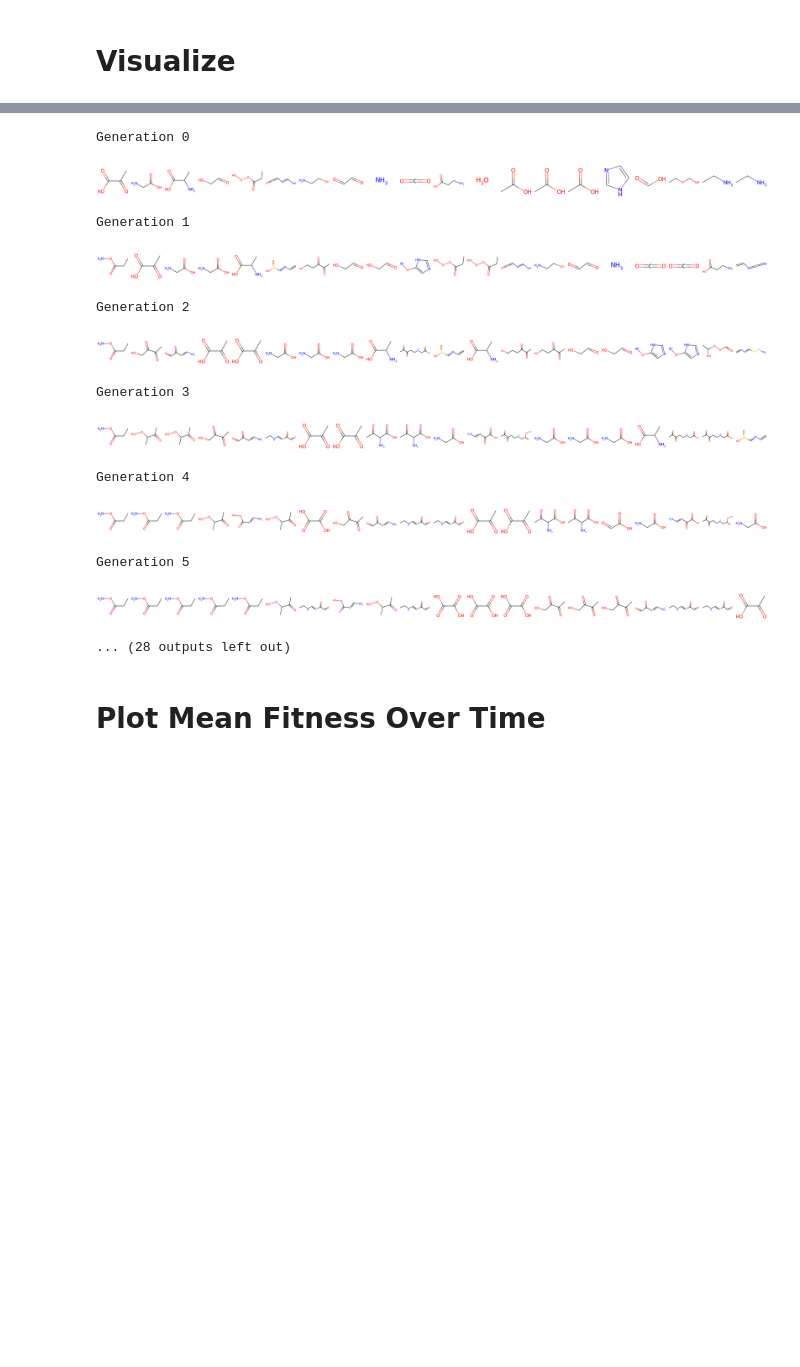
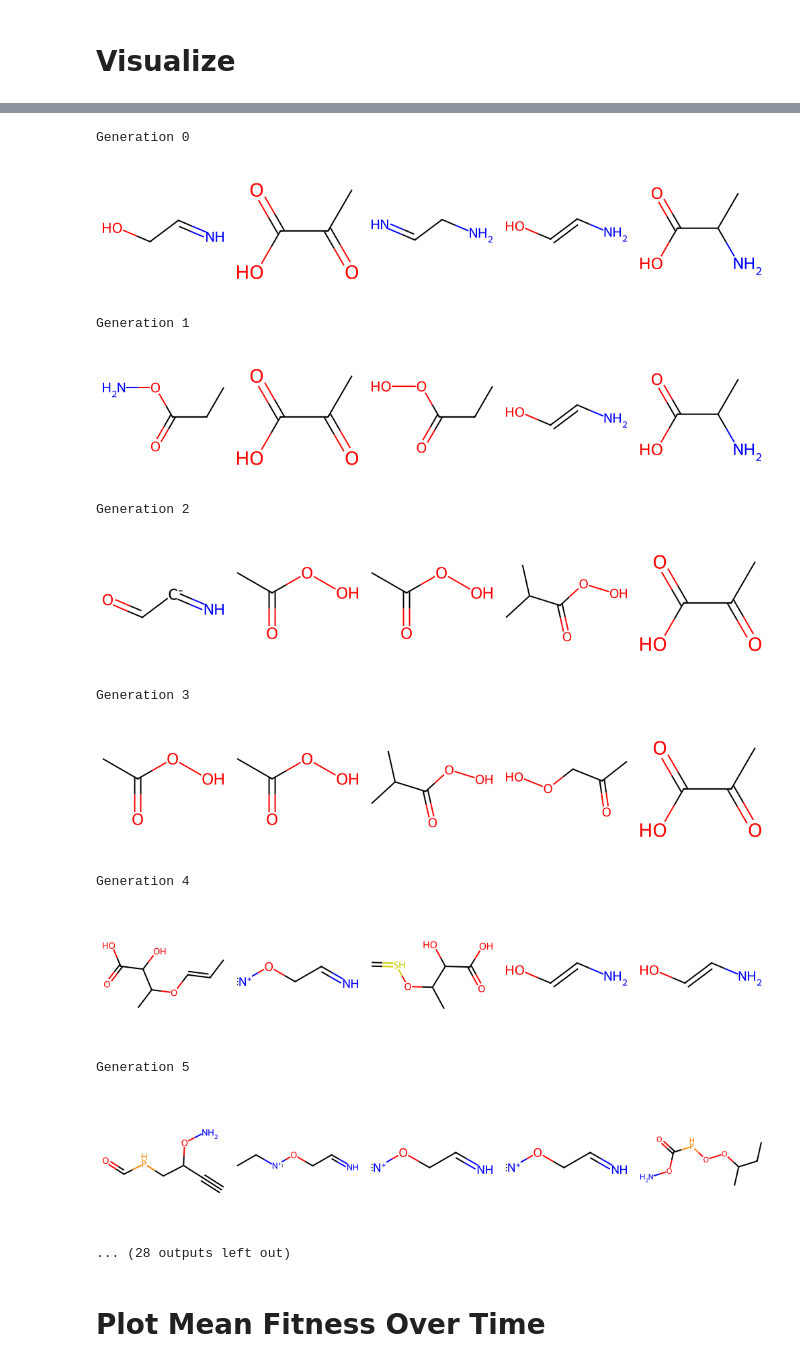
Before and after one commit to MatildeJPereira/SimEvo-BioInsp25, a Jupyter notebook: notebooks/GA_demo.ipynb, the cells around one changed output, grey strips where cells are left out. Drawn from its saved outputs; the diff is of its cells as text; code cells hidden in the pictures; blank space fills up the shorter version.

Commit message:
Working Novelty Implementation

```diff
--- a/notebooks/GA_demo.ipynb
+++ b/notebooks/GA_demo.ipynb
@@ -19,15 +19,15 @@ pop = Population(initial)
 # Configure GA
 # %%
 cfg = GAConfig(
-    mu=20,
-    lam=20,
+    mu=50,
+    lam=50,
     mutation_rate=0.5,
     crossover_rate=0.5,
     tournament_k=2,
     random_seed=0
 )
 
-ga = GeneticAlgorithm(cfg, compute_fitness_penalized)
+ga = GeneticAlgorithm(cfg, novelty_augmented_fitness)
 # %% [markdown]
 # Evolution and History
 # %%
@@ -99,23 +84,23 @@ CCC=[C-1]C=[P-1](=O)ON
 # %%
 from src.view.viewer import population_grid
 from IPython.display import display
 
 for gen, p in enumerate(history):
     print(f"Generation {gen}")
-    display(population_grid(p, n=20))
+    display(population_grid(p, n=5))
 # %% [output]
 Generation 0
-[figure, old version]
+[figure, new version]
 Generation 1
-[figure, old version]
+[figure, new version]
 Generation 2
-[figure, old version]
+[figure, new version]
 Generation 3
-[figure, old version]
+[figure, new version]
 Generation 4
-[figure, old version]
+[figure, new version]
 Generation 5
-[figure, old version]
+[figure, new version]
 ... (28 outputs left out)
 # %% [markdown]
 # Plot Mean Fitness Over Time
```
Also changed, not shown: parts of 5 cells of this notebook, 6 other files.
